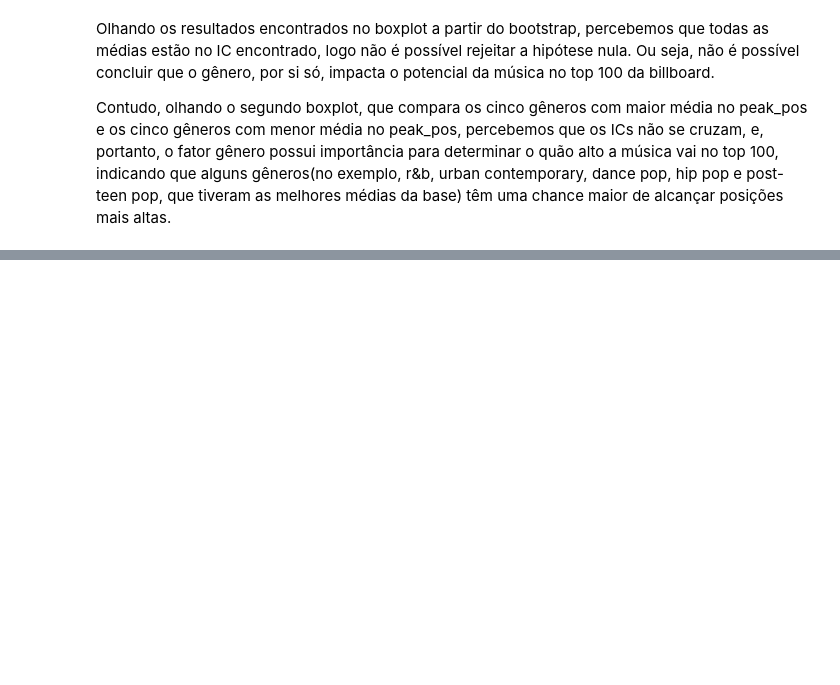
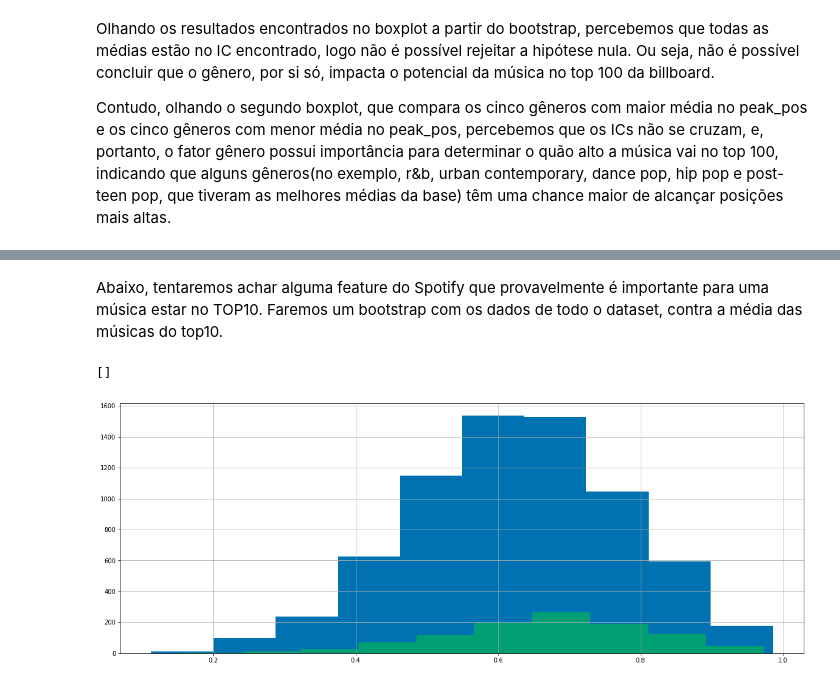
Before and after one commit to mibrahimfm/TP-ICD, a Jupyter notebook: nbs/testes_hipoteses_intervalos_confianca.ipynb, the cells around one changed output, grey strips where cells are left out. Saved outputs shown, nothing was run; the diff lists cells and outputs as text; code cells hidden in the pictures; blank space fills up the shorter version.

```diff
--- a/nbs/testes_hipoteses_intervalos_confianca.ipynb
+++ b/nbs/testes_hipoteses_intervalos_confianca.ipynb
@@ -197,0 +211,6 @@ Contudo, olhando o segundo boxplot, que compara os cinco gêneros com maior méd
+# %%
+df = pd.read_csv('../dataset/songs_one_hot_encoding.csv',
+                 encoding='iso-8859-1', na_values='unknown')
+# %%
+top_10_songs = df[df['peak_pos'] <= 10]
+top_10_songs.describe()
@@ -197,0 +242,10 @@ Contudo, olhando o segundo boxplot, que compara os cinco gêneros com maior méd
+# %% [markdown]
+Abaixo, tentaremos achar alguma feature do Spotify que provavelmente é importante para uma música estar no TOP10. Faremos um bootstrap com os dados de todo o dataset, contra a média das músicas do top10.
+# %%
+feature = 'danceability'
+df[feature].hist()
+top_10_songs[feature].hist()
+plt.plot()
+# %% [output]
+[]
+[figure, added]
```
Also changed, not shown: parts of 70 cells of this notebook, 6 other files.
